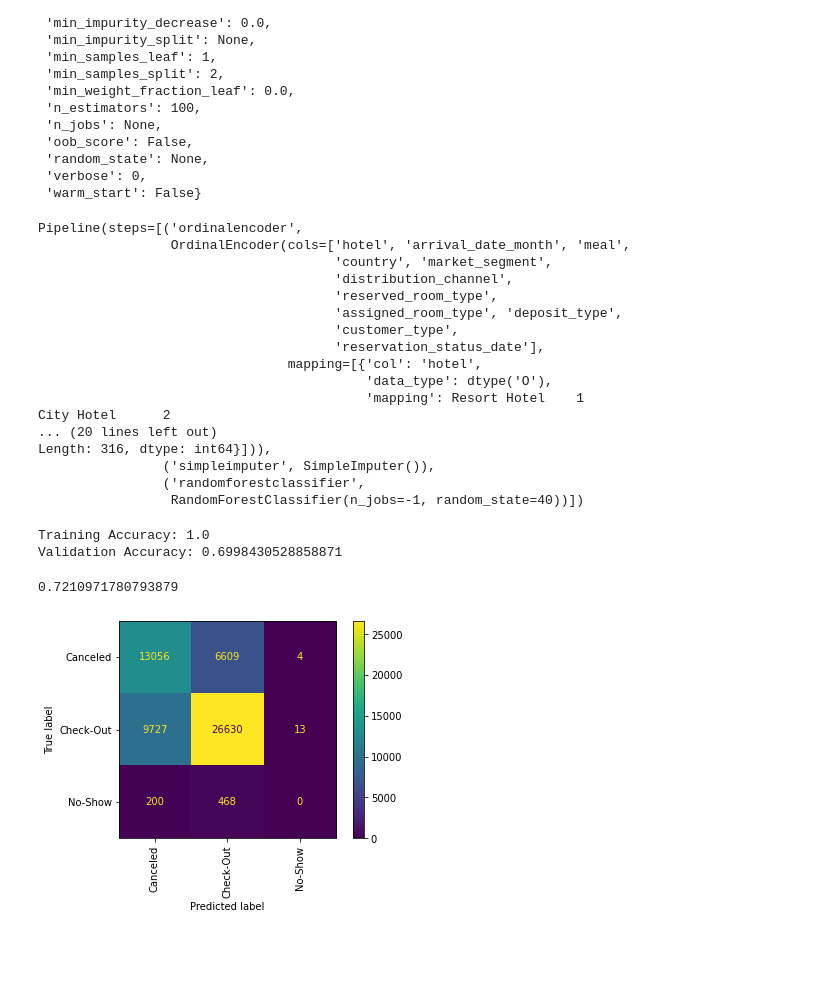
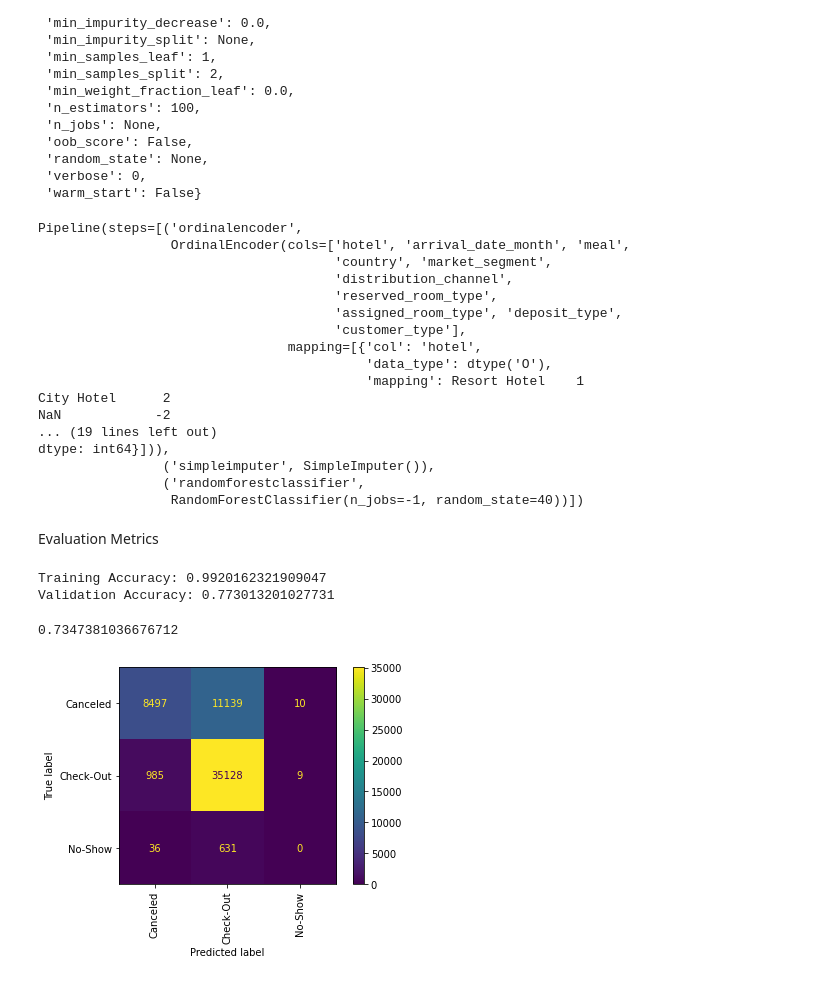
Before and after one commit to JonRivera/DS-Unit-2-Applied-Modeling, a Jupyter notebook: module2-wrangle-ml-datasets/LS_DS_232.1_assignment.ipynb, the cells around one changed output. Cells and saved outputs as stored; diff of their text form; code cells hidden in the pictures; blank space fills up the shorter version.

```diff
--- a/module2-wrangle-ml-datasets/LS_DS_232.1_assignment.ipynb
+++ b/module2-wrangle-ml-datasets/LS_DS_232.1_assignment.ipynb
@@ -218,0 +254,11 @@ pandas.core.series.Series
+# %%
+majority_class = X[(y_train=='Canceled') | (y_train == 'Check-Out')]
+# %%
+from sklearn.utils import resample
+upampled_min_class = resample(minority_class,
+                          replace=True, # sample with replacement
+                          n_samples= 1000, # match number in majority class
+                          random_state=42) # reproducible results
+
+upsampled = pd.concat([majority_class, upampled_min_class])
+upsampled['reservation_status'].value_counts()
@@ -218,0 +270,3 @@ pandas.core.series.Series
+# %%
+y_train = upsampled.reservation_status
+X_train = upsampled.drop('reservation_status', axis=1)
@@ -284,13 +345,13 @@ RandomForestClassifier().get_params()
 # print('Best Estimator:' ,search.best_params_)
 # print('Best Model', search.best_estimator_)
 # %%
- pipeline = make_pipeline(
+ model = make_pipeline(
     ce.OrdinalEncoder(),
     SimpleImputer(strategy='mean'),
-    RandomForestClassifier(n_jobs=-1, random_state=40)
+    RandomForestClassifier(n_jobs=-1, n_estimators = 100,random_state=40)
 
 )
-pipeline.fit(X_train,y_train)
+model.fit(X_train,y_train)
 # %% [output]
 Pipeline(steps=[('ordinalencoder',
                  OrdinalEncoder(cols=['hotel', 'arrival_date_month', 'meal',
@@ -298,40 +359,42 @@ Pipeline(steps=[('ordinalencoder',
                                       'distribution_channel',
                                       'reserved_room_type',
                                       'assigned_room_type', 'deposit_type',
-                                      'customer_type',
-                                      'reservation_status_date'],
+                                      'customer_type'],
                                 mapping=[{'col': 'hotel',
                                           'data_type': dtype('O'),
                                           'mapping': Resort Hotel    1
 City Hotel      2
-... (20 lines left out)
-Length: 316, dtype: int64}])),
+NaN            -2
+... (19 lines left out)
+dtype: int64}])),
                 ('simpleimputer', SimpleImputer()),
                 ('randomforestclassifier',
                  RandomForestClassifier(n_jobs=-1, random_state=40))])
+# %% [markdown]
+Evaluation Metrics
 # %%
-print('Training Accuracy:', pipeline.score(X_train, y_train))
-print('Validation Accuracy:',pipeline.score(X_val, y_val))
+print('Training Accuracy:', model.score(X_train, y_train))
+print('Validation Accuracy:',model.score(X_val, y_val))
 # %% [output]
-Training Accuracy: 1.0
-Validation Accuracy: 0.6998430528858871
+Training Accuracy: 0.9920162321909047
+Validation Accuracy: 0.773013201027731
 # %%
 from sklearn.metrics import roc_auc_score
 # The roc auc score  is telling us that the model does an ok job at ranking
 # True positive out puts, in this case it's check out
 #however looking at the confusion matrix we can see the minority class
 #
-y_pred_probab = pipeline.predict_proba(X_val)
+y_pred_probab = model.predict_proba(X_val)
 roc_auc_score(y_val,y_pred_probab, multi_class = 'ovo',average='weighted')
 # %% [output]
-0.7210971780793879
+0.7347381036676712
 # %%
 from sklearn.metrics import plot_confusion_matrix, classification_report
 from sklearn.metrics import precision_score
 from sklearn.metrics import recall_score
 # %%
 #From the confusion matrix we can see the model doesn't do a good job at classifying the minority class.
-plot_confusion_matrix(pipeline, X_val, y_val, values_format='.0f', xticks_rotation='vertical');
+plot_confusion_matrix(model, X_val, y_val, values_format='.0f', xticks_rotation='vertical');
 # %% [output]
-[figure, old version]
+[figure, new version]
 # %%
```
Also changed, not shown: parts of 33 cells of this notebook, 2 other files.
